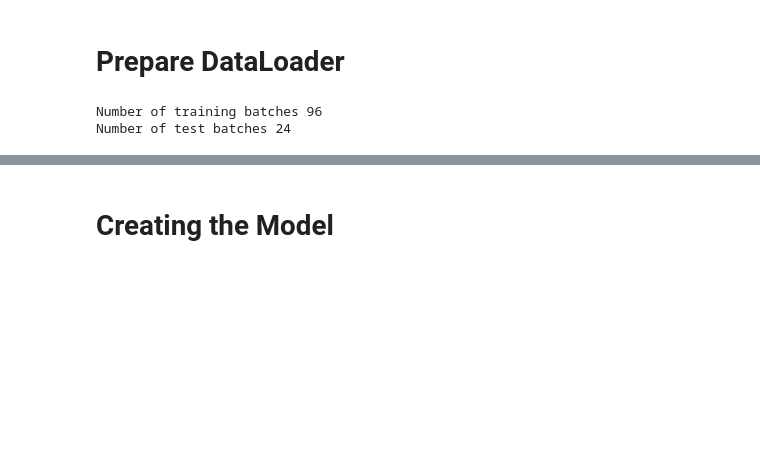
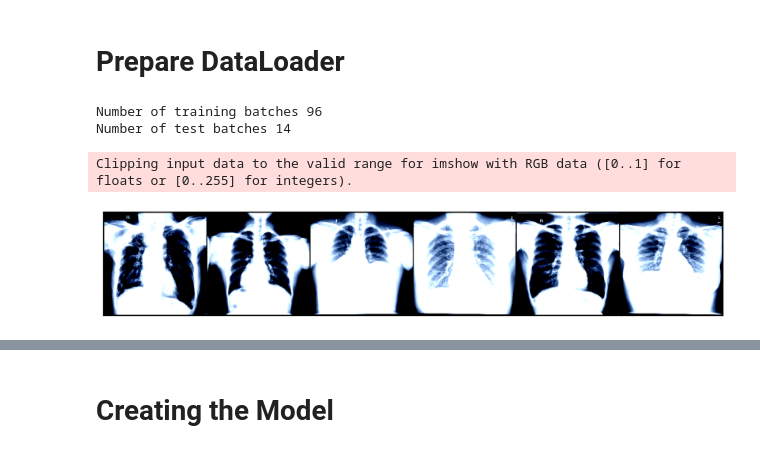
Before and after one commit to gtechzilla/TB_Classification_via_X-Rays_Challenge, a Jupyter notebook: final.ipynb, the cells around one changed output, grey strips where cells are left out. Saved outputs shown, nothing was run; the diff lists cells and outputs as text; code cells hidden in the pictures; blank space fills up the shorter version.

```diff
--- a/final.ipynb
+++ b/final.ipynb
@@ -154,11 +138,30 @@ validation_sampler = SubsetRandomSampler(val_idx)
+# %%
+val_pct = 0.2
+val_size = int(val_pct * len(train_data))
+train_size = len(train_data) - val_size
+train_data, valid_data = random_split(train_data, [train_size, val_size])
 # %%
 batch_size = 6
 
-dl_train = DataLoader(train_data, batch_size=batch_size, shuffle=False, sampler=train_sampler)
-dl_test = DataLoader(train_data, batch_size=batch_size, shuffle=False, sampler= validation_sampler)
+dl_train = DataLoader(train_data, batch_size=batch_size, shuffle=True)
+dl_valid = DataLoader(valid_data, batch_size=batch_size, shuffle=True)
+dl_test = DataLoader(test_data, batch_size=batch_size, shuffle=True)
 
 print('Number of training batches', len(dl_train))
 print('Number of test batches', len(dl_test))
 # %% [output]
 Number of training batches 96
-Number of test batches 24
+Number of test batches 14
+# %%
+from torchvision.utils import make_grid
+def show_batch(dl, invert=False):
+    for images, labels in dl:
+        fig, ax = plt.subplots(figsize=(16, 8))
+        ax.set_xticks([]); ax.set_yticks([])
+        data = 1-images if invert else images
+        ax.imshow(make_grid(data, nrow=16).permute(1, 2, 0))
+        break
+show_batch(dl_train)
+# %% [output]
+Clipping input data to the valid range for imshow with RGB data ([0..1] for floats or [0..255] for integers).
+[figure, added]
```
Also changed, not shown: parts of 13 cells of this notebook.
